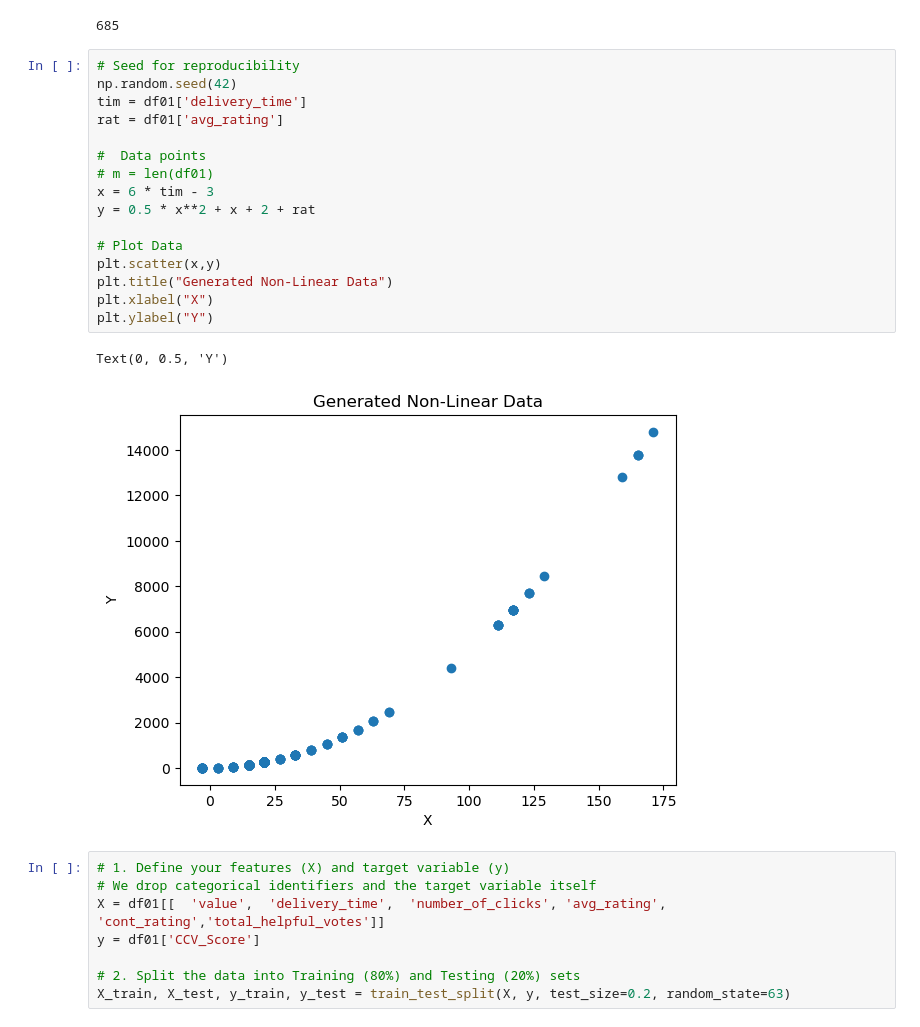
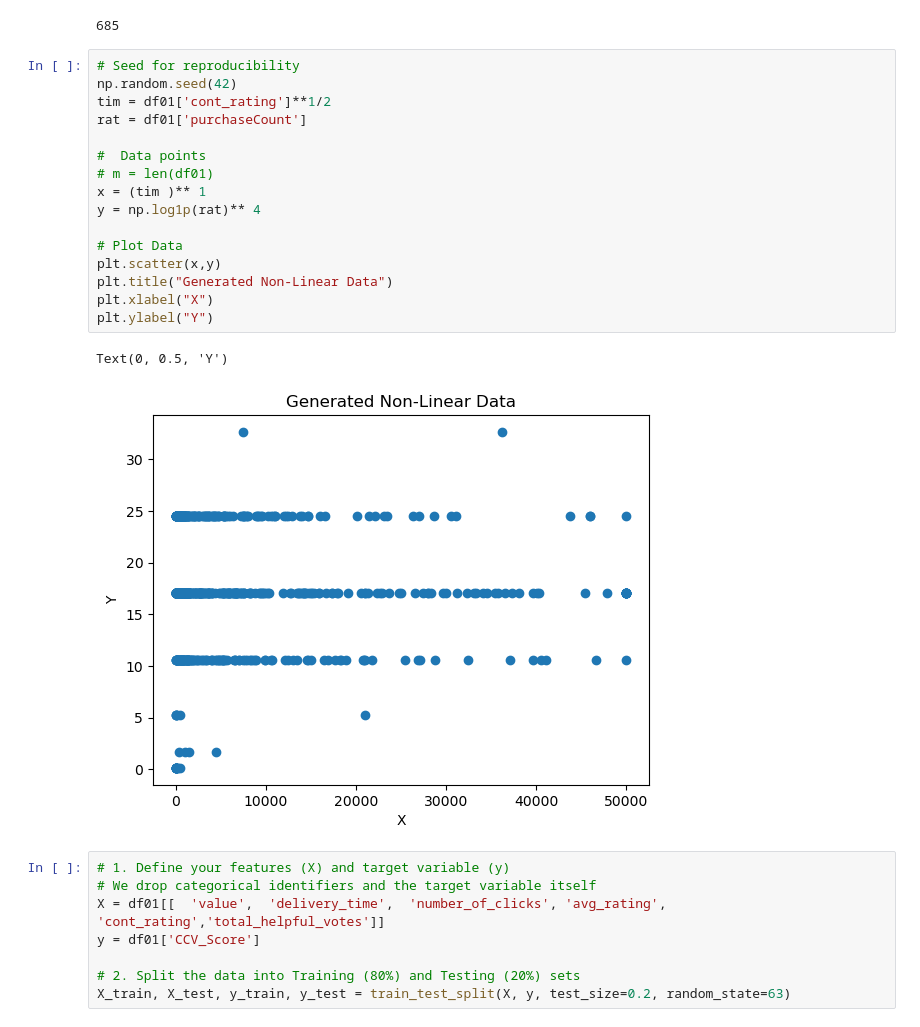
Before and after one commit to 0ni1ecram/cst4200, a Jupyter notebook: 15/CST4215_portfolio.ipynb, the cells around one changed output. Cells and saved outputs as stored; diff of their text form.

```diff
--- a/15/CST4215_portfolio.ipynb
+++ b/15/CST4215_portfolio.ipynb
@@ -811,22 +812,22 @@ print(m)
 # %%
 # Seed for reproducibility
 np.random.seed(42)
-tim = df01['delivery_time']
-rat = df01['avg_rating']
+tim = df01['cont_rating']**1/2
+rat = df01['purchaseCount']
 
 #  Data points
 # m = len(df01)
-x = 6 * tim - 3
-y = 0.5 * x**2 + x + 2 + rat
+x = (tim )** 1
+y = np.log1p(rat)** 4
 
 # Plot Data
 plt.scatter(x,y)
 plt.title("Generated Non-Linear Data")
 plt.xlabel("X")
 plt.ylabel("Y")
 # %% [output]
 Text(0, 0.5, 'Y')
-[figure, old version]
+[figure, new version]
 # %%
 # 1. Define your features (X) and target variable (y)
 # We drop categorical identifiers and the target variable itself
```
Also changed, not shown: parts of 6 cells of this notebook, 1 other file.
